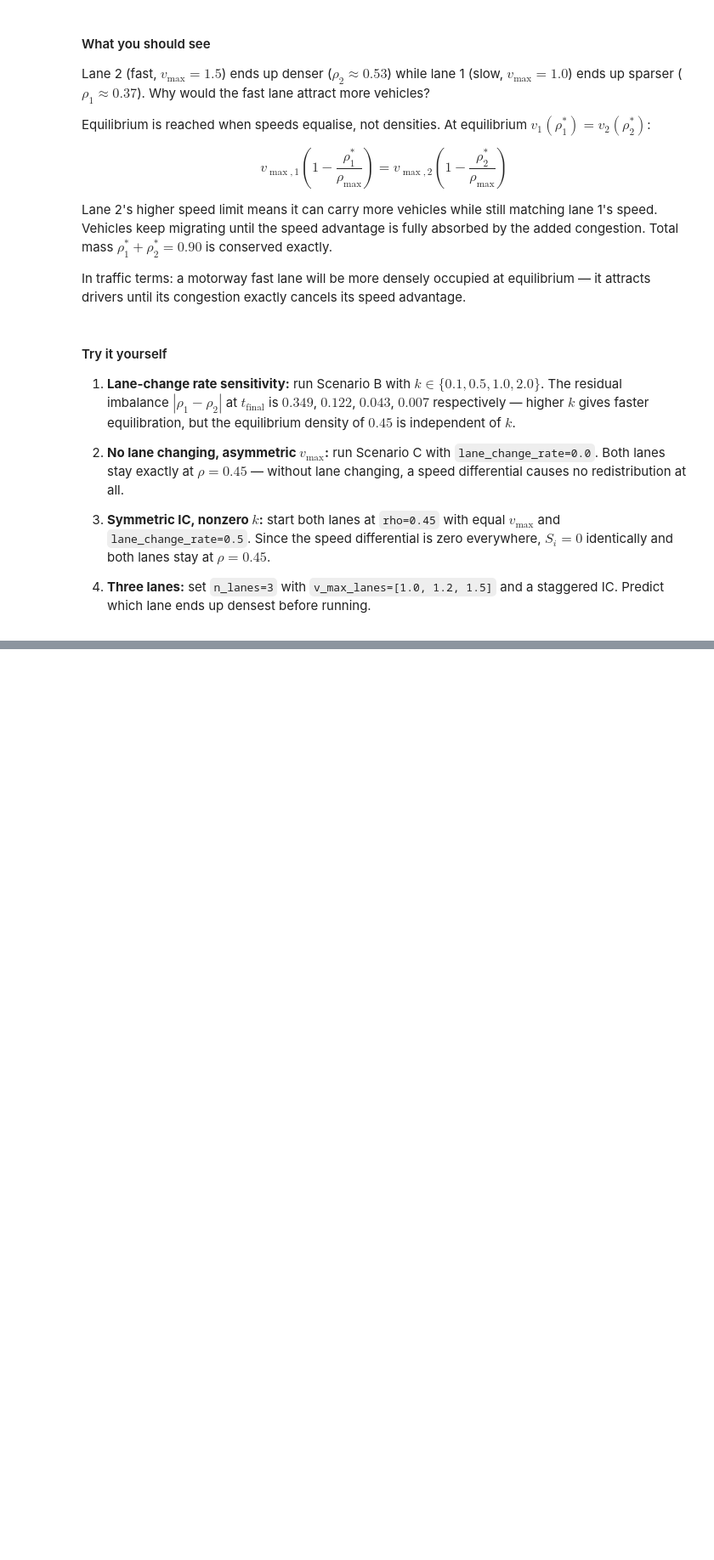
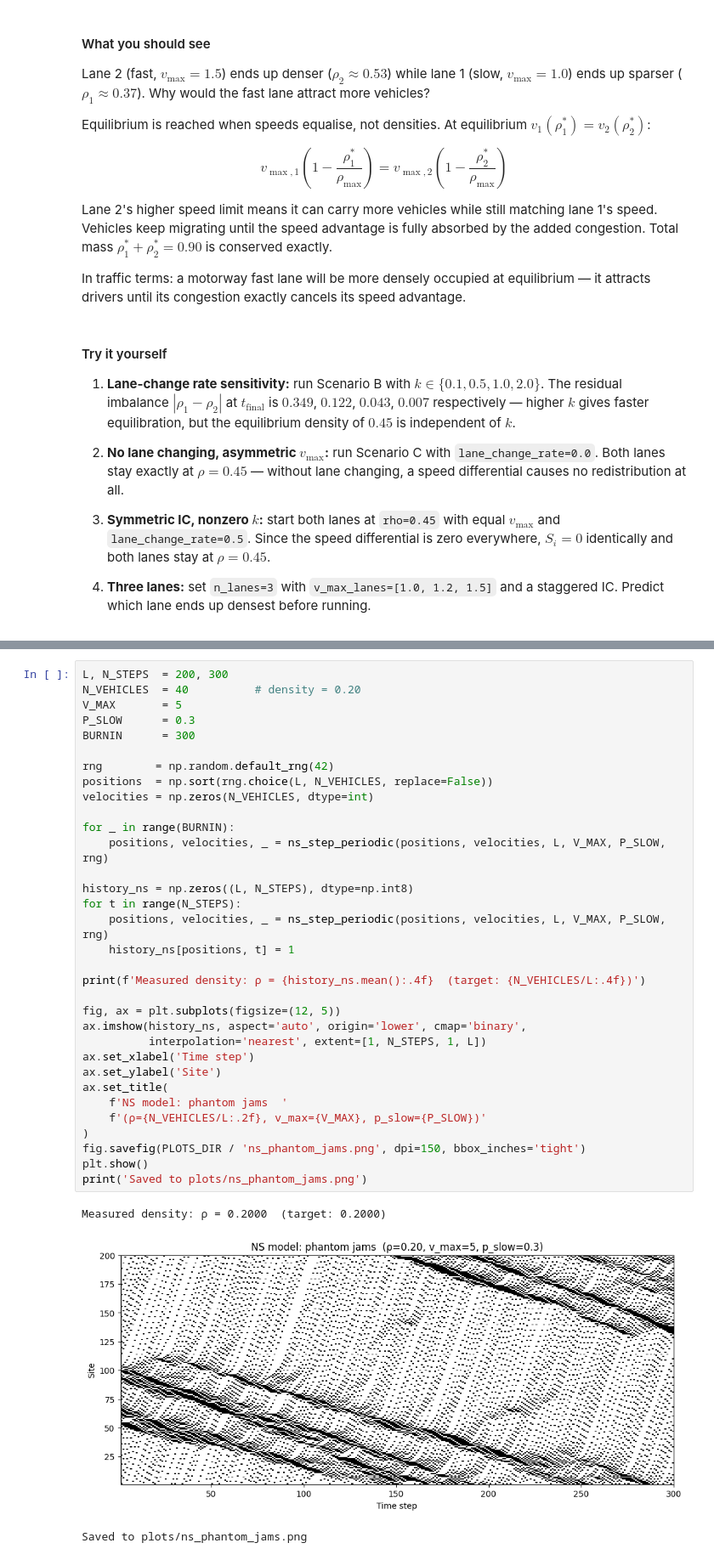
Before and after one commit to JasperA680/PX915, a Jupyter notebook: notebooks/tutorial.ipynb, the cells around one changed output, grey strips where cells are left out. Shown at 85% size. Drawn from its saved outputs; the diff is of its cells as text; blank space fills up the shorter version.

```diff
--- a/notebooks/tutorial.ipynb
+++ b/notebooks/tutorial.ipynb
@@ -611,0 +818,37 @@ To run the existing single-lane CA simulations now, use the GUI.
+# %%
+L, N_STEPS  = 200, 300
+N_VEHICLES  = 40          # density = 0.20
+V_MAX       = 5
+P_SLOW      = 0.3
+BURNIN      = 300
+
+rng        = np.random.default_rng(42)
+positions  = np.sort(rng.choice(L, N_VEHICLES, replace=False))
+velocities = np.zeros(N_VEHICLES, dtype=int)
+
+for _ in range(BURNIN):
+    positions, velocities, _ = ns_step_periodic(positions, velocities, L, V_MAX, P_SLOW, rng)
+
+history_ns = np.zeros((L, N_STEPS), dtype=np.int8)
+for t in range(N_STEPS):
+    positions, velocities, _ = ns_step_periodic(positions, velocities, L, V_MAX, P_SLOW, rng)
+    history_ns[positions, t] = 1
+
+print(f'Measured density: ρ = {history_ns.mean():.4f}  (target: {N_VEHICLES/L:.4f})')
+
+fig, ax = plt.subplots(figsize=(12, 5))
+ax.imshow(history_ns, aspect='auto', origin='lower', cmap='binary',
+          interpolation='nearest', extent=[1, N_STEPS, 1, L])
+ax.set_xlabel('Time step')
+ax.set_ylabel('Site')
+ax.set_title(
+    f'NS model: phantom jams  '
+    f'(ρ={N_VEHICLES/L:.2f}, v_max={V_MAX}, p_slow={P_SLOW})'
+)
+fig.savefig(PLOTS_DIR / 'ns_phantom_jams.png', dpi=150, bbox_inches='tight')
+plt.show()
+print('Saved to plots/ns_phantom_jams.png')
+# %% [output]
+Measured density: ρ = 0.2000  (target: 0.2000)
+[figure, added]
+Saved to plots/ns_phantom_jams.png
```
Also changed, not shown: parts of 32 cells of this notebook, 1 other file.
